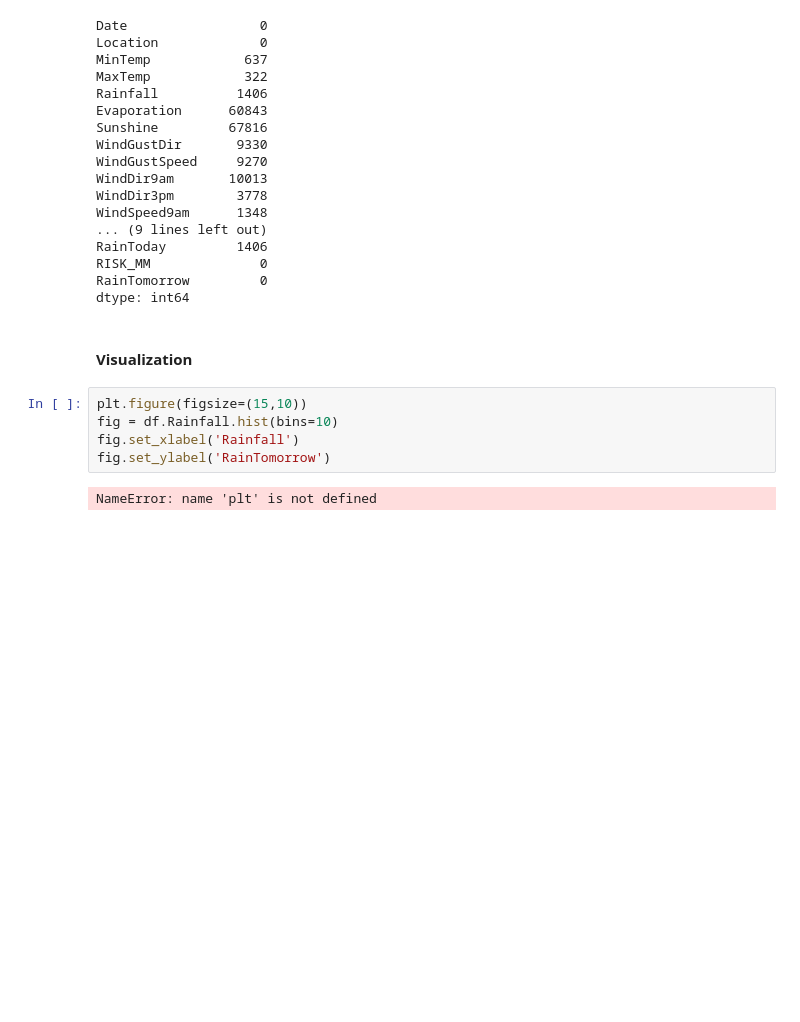
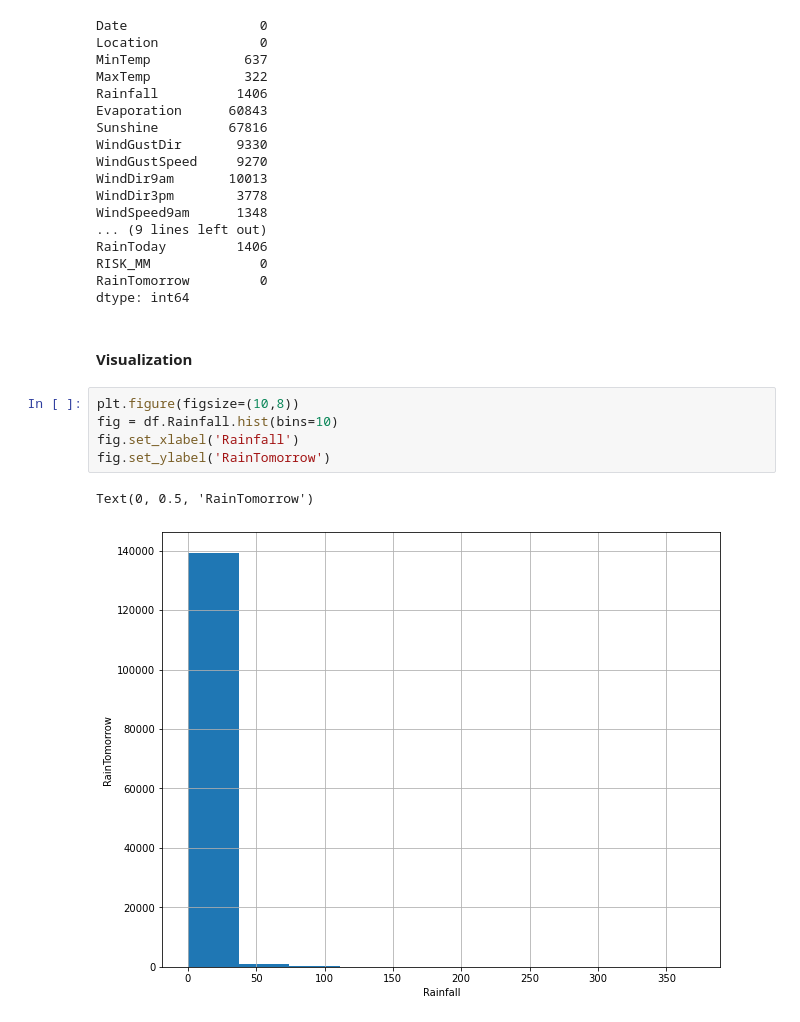
Before and after one commit to erojaso/Maching-Learning-Resources, a Jupyter notebook: How_to_Implement_ML/Linear_Algorithms/How_to_Implement_Logistic_Regression_Rain_Sample.ipynb, the cells around one changed output. Drawn from its saved outputs; the diff is of its cells as text; blank space fills up the shorter version.

```diff
--- a/How_to_Implement_ML/Linear_Algorithms/How_to_Implement_Logistic_Regression_Rain_Sample.ipynb
+++ b/How_to_Implement_ML/Linear_Algorithms/How_to_Implement_Logistic_Regression_Rain_Sample.ipynb
@@ -140,9 +142,10 @@ dtype: int64
 # %% [markdown]
 #### Visualization
 # %%
-plt.figure(figsize=(15,10))
+plt.figure(figsize=(10,8))
 fig = df.Rainfall.hist(bins=10)
 fig.set_xlabel('Rainfall')
 fig.set_ylabel('RainTomorrow')
 # %% [output]
-NameError: name 'plt' is not defined
+Text(0, 0.5, 'RainTomorrow')
+[figure, added]
```
Also changed, not shown: parts of 27 cells of this notebook, 2 other files.
